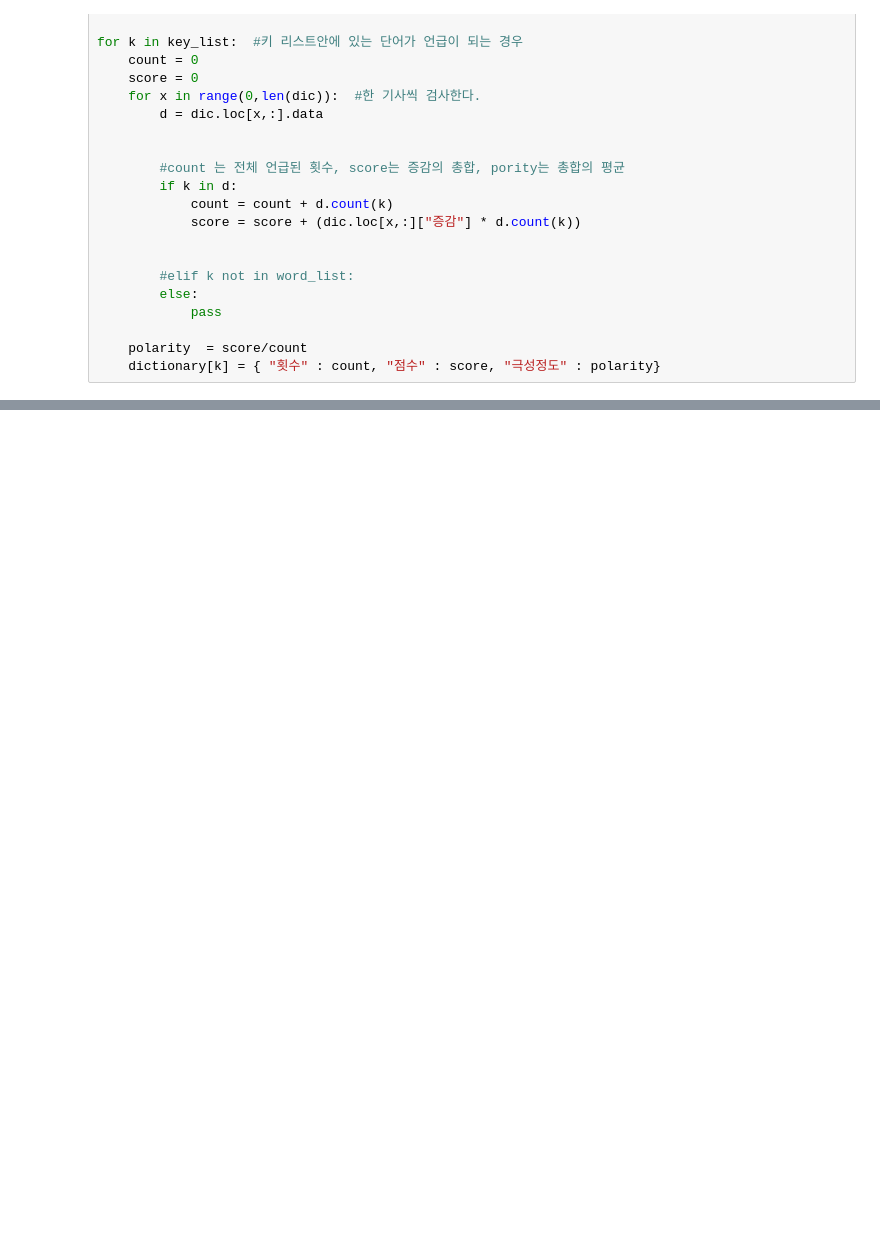
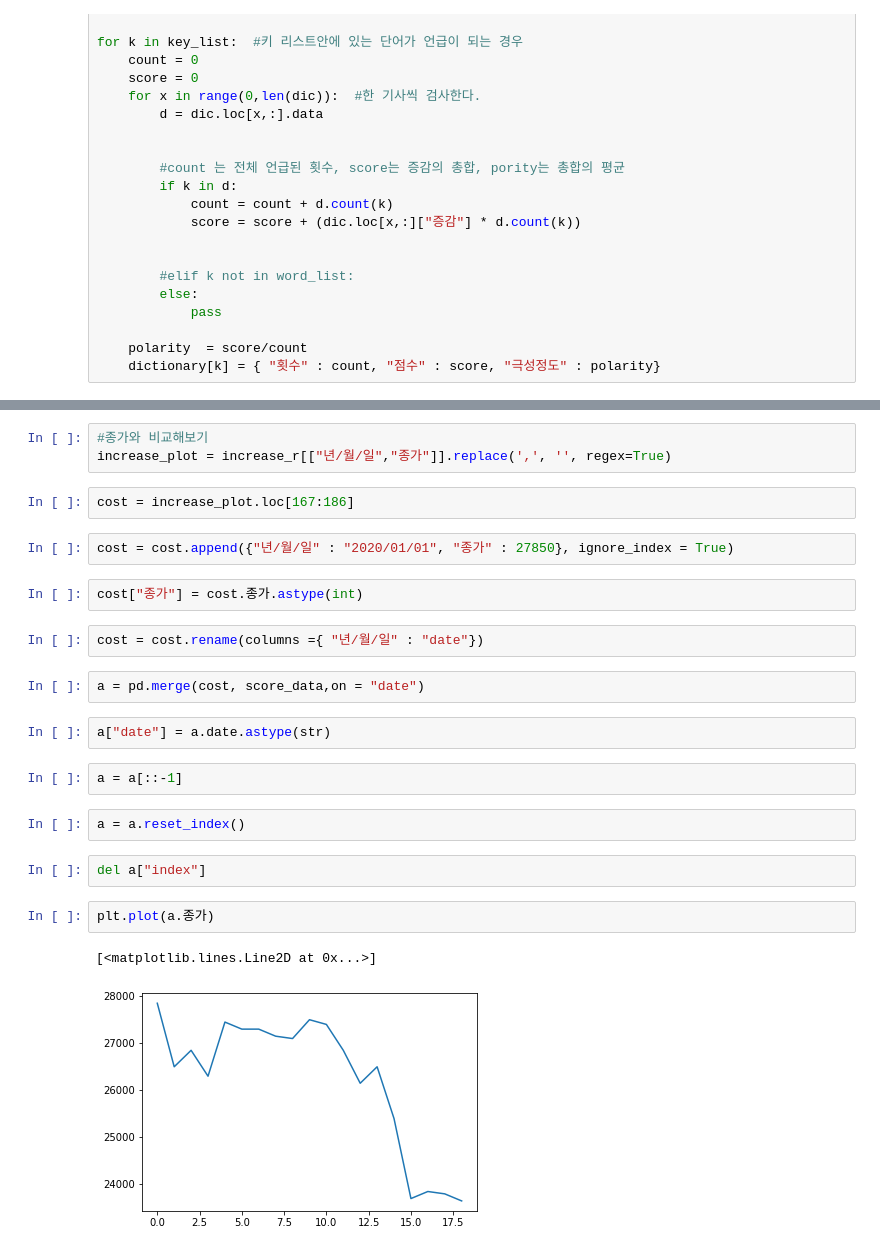
Before and after one commit to SeongYeonYun/Text_Mining_NewsData, a Jupyter notebook: 사전구축.ipynb, the cells around one changed output, grey strips where cells are left out. Drawn from its saved outputs; the diff is of its cells as text; blank space fills up the shorter version.

```diff
--- a/사전구축.ipynb
+++ b/사전구축.ipynb
@@ -349,0 +255,26 @@ dictionary
+# %%
+#종가와 비교해보기
+increase_plot = increase_r[["년/월/일","종가"]].replace(',', '', regex=True)
+# %%
+cost = increase_plot.loc[167:186]
+# %%
+cost = cost.append({"년/월/일" : "2020/01/01", "종가" : 27850}, ignore_index = True)
+# %%
+cost["종가"] = cost.종가.astype(int)
+# %%
+cost = cost.rename(columns ={ "년/월/일" : "date"})
+# %%
+a = pd.merge(cost, score_data,on = "date")
+# %%
+a["date"] = a.date.astype(str)
+# %%
+a = a[::-1]
+# %%
+a = a.reset_index()
+# %%
+del a["index"]
+# %%
+plt.plot(a.종가)
+# %% [output]
+[<matplotlib.lines.Line2D at 0x...>]
+[figure, added]
```
Also changed, not shown: parts of 25 cells of this notebook, 1 other file.
